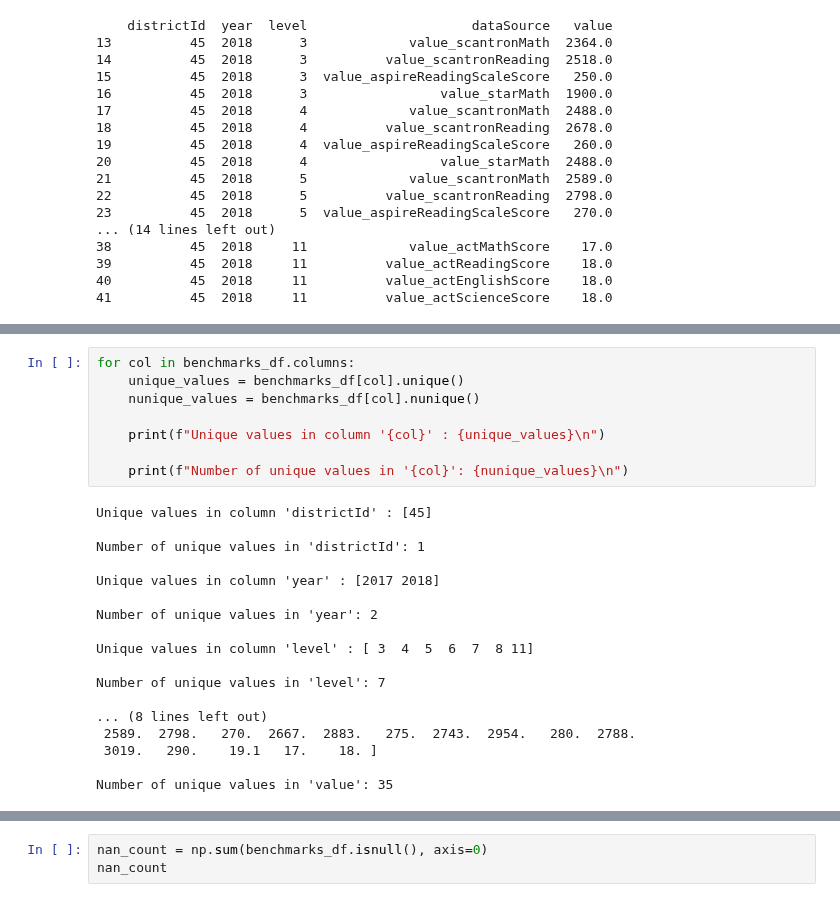
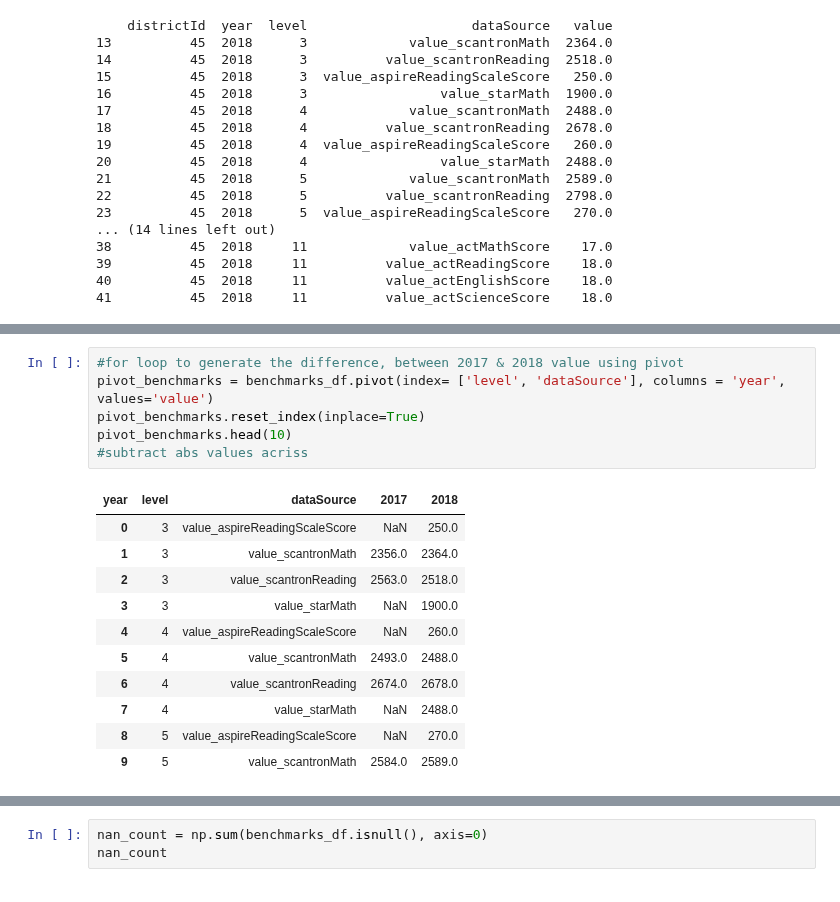
Before and after one commit to level-data-1a/predicting-proficiency, a Jupyter notebook: louisemarie-explore.ipynb, the cells around one changed output, grey strips where cells are left out. Drawn from its saved outputs; the diff is of its cells as text.

```diff
--- a/louisemarie-explore.ipynb
+++ b/louisemarie-explore.ipynb
@@ -146,26 +173,18 @@ benchmarks_df.head(12)
-# %%
-for col in benchmarks_df.columns:
-    unique_values = benchmarks_df[col].unique()
-    nunique_values = benchmarks_df[col].nunique()
-
-    print(f"Unique values in column '{col}' : {unique_values}\n")
-
-    print(f"Number of unique values in '{col}': {nunique_values}\n")
-# %% [output]
-Unique values in column 'districtId' : [45]
-
-Number of unique values in 'districtId': 1
-
-Unique values in column 'year' : [2017 2018]
-
-Number of unique values in 'year': 2
-
-Unique values in column 'level' : [ 3  4  5  6  7  8 11]
-
-Number of unique values in 'level': 7
-
-... (8 lines left out)
- 2589.  2798.   270.  2667.  2883.   275.  2743.  2954.   280.  2788.
- 3019.   290.    19.1   17.    18. ]
-
-Number of unique values in 'value': 35
+# %%
+#for loop to generate the difference, between 2017 & 2018 value using pivot
+pivot_benchmarks = benchmarks_df.pivot(index= ['level', 'dataSource'], columns = 'year', values='value')
+pivot_benchmarks.reset_index(inplace=True)
+pivot_benchmarks.head(10)
+#subtract abs values acriss
+# %% [output]
+| year | level | dataSource | 2017 | 2018 |
+| 0 | 3 | value_aspireReadingScaleScore | NaN | 250.0 |
+| 1 | 3 | value_scantronMath | 2356.0 | 2364.0 |
+| 2 | 3 | value_scantronReading | 2563.0 | 2518.0 |
+| 3 | 3 | value_starMath | NaN | 1900.0 |
+| 4 | 4 | value_aspireReadingScaleScore | NaN | 260.0 |
+| 5 | 4 | value_scantronMath | 2493.0 | 2488.0 |
+| 6 | 4 | value_scantronReading | 2674.0 | 2678.0 |
+| 7 | 4 | value_starMath | NaN | 2488.0 |
+| 8 | 5 | value_aspireReadingScaleScore | NaN | 270.0 |
+| 9 | 5 | value_scantronMath | 2584.0 | 2589.0 |
```
Also changed, not shown: parts of 16 cells of this notebook.
